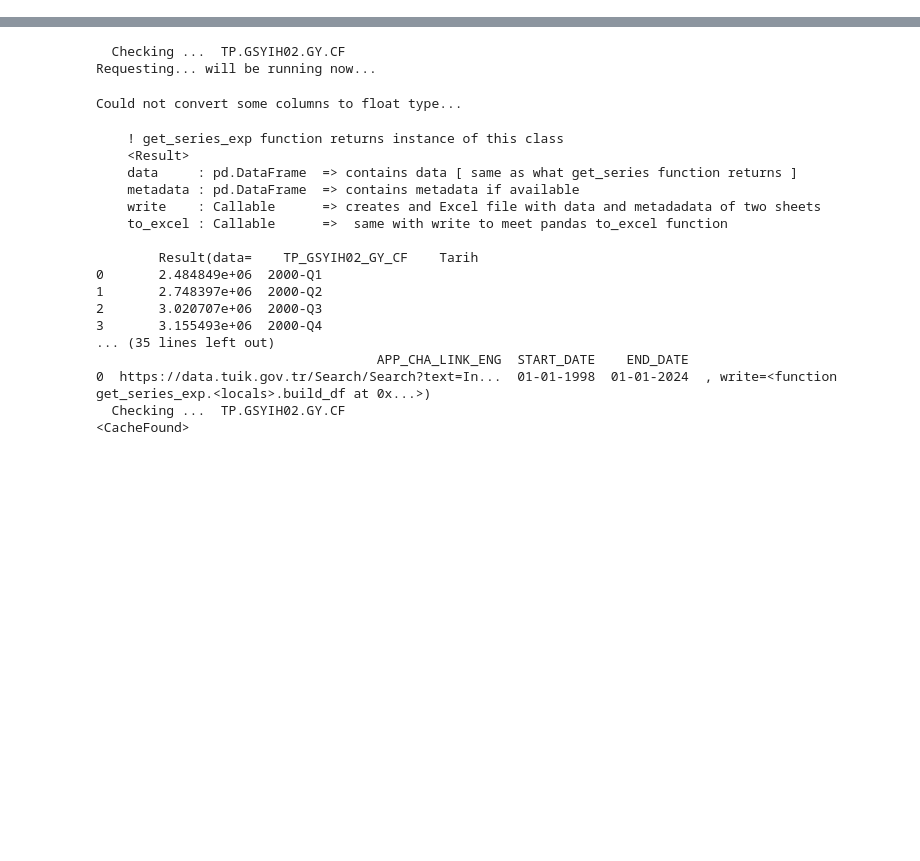
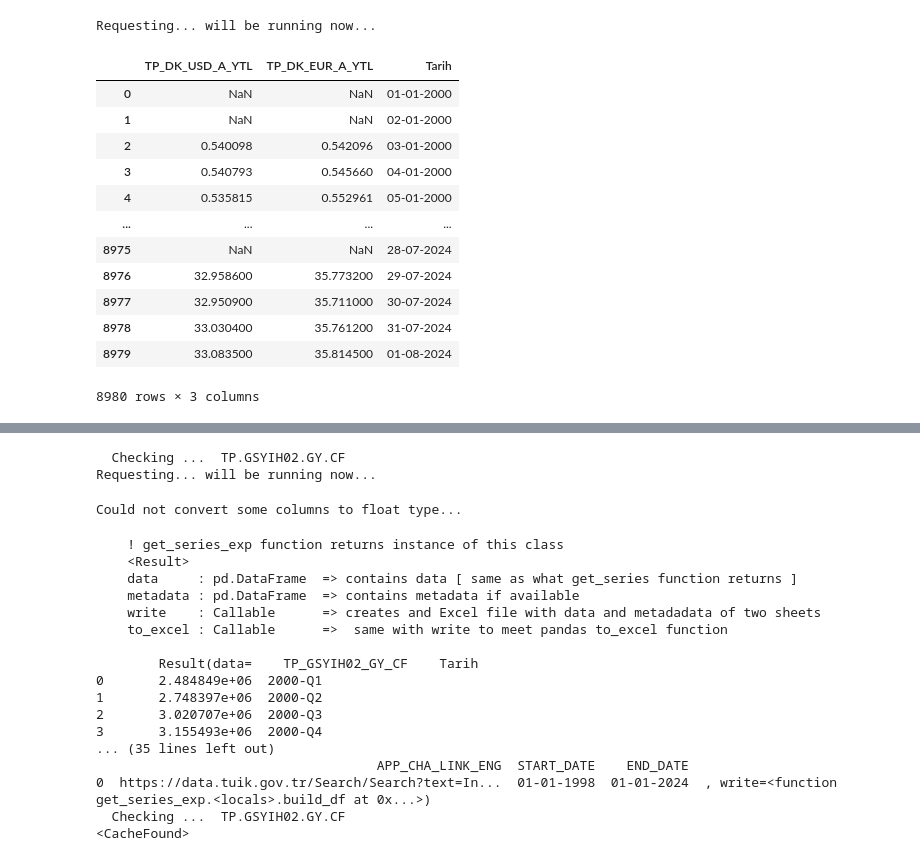
Before and after one commit to SermetPekin/evdspy-repo, a Jupyter notebook: Example_get_series_exp.ipynb, the cells around one changed output, grey strips where cells are left out. Cells and saved outputs as stored; diff of their text form; code cells hidden in the pictures; blank space fills up the shorter version.

```diff
--- a/Example_get_series_exp.ipynb
+++ b/Example_get_series_exp.ipynb
@@ -3,0 +4,27 @@ from evdspy import get_series_exp
+# %%
+ID = """
+
+TP_DK_usd_a.YTL
+TP_DK_eur_a.YTL
+
+
+"""
+
+df = get_series(ID , cache = True     )
+
+df
+# %% [output]
+Requesting... will be running now...
+|  | TP_DK_USD_A_YTL | TP_DK_EUR_A_YTL | Tarih |
+| 0 | NaN | NaN | 01-01-2000 |
+| 1 | NaN | NaN | 02-01-2000 |
+| 2 | 0.540098 | 0.542096 | 03-01-2000 |
+| 3 | 0.540793 | 0.545660 | 04-01-2000 |
+| 4 | 0.535815 | 0.552961 | 05-01-2000 |
+| ... | ... | ... | ... |
+| 8975 | NaN | NaN | 28-07-2024 |
+| 8976 | 32.958600 | 35.773200 | 29-07-2024 |
+| 8977 | 32.950900 | 35.711000 | 30-07-2024 |
+| 8978 | 33.030400 | 35.761200 | 31-07-2024 |
+| 8979 | 33.083500 | 35.814500 | 01-08-2024 |
+8980 rows × 3 columns
```
Also changed, not shown: parts of 4 cells of this notebook, 4 other files.
